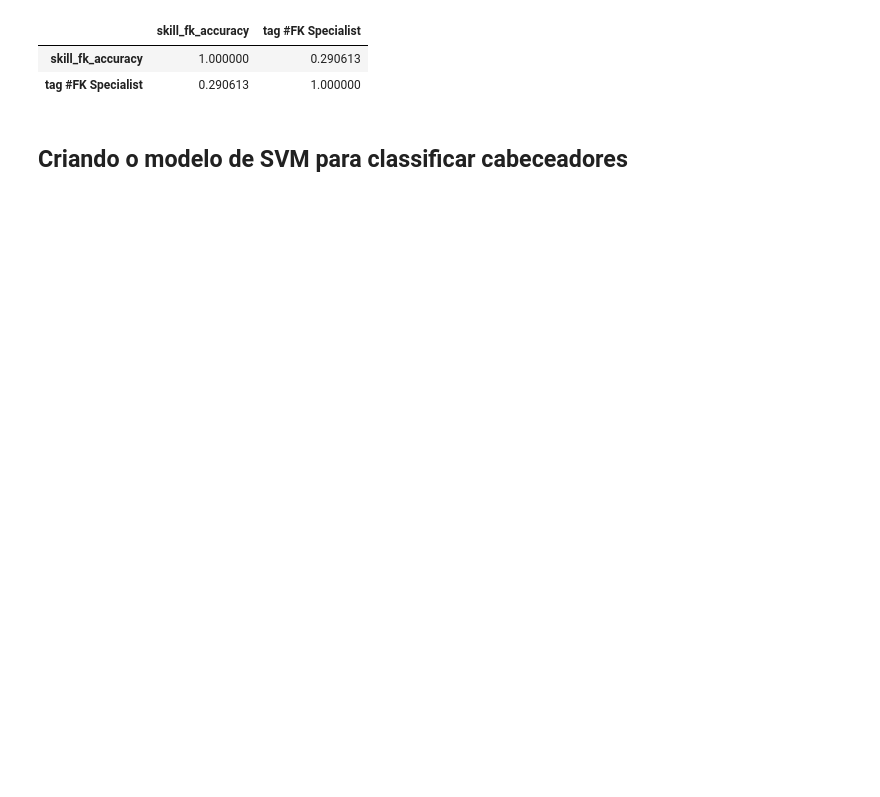
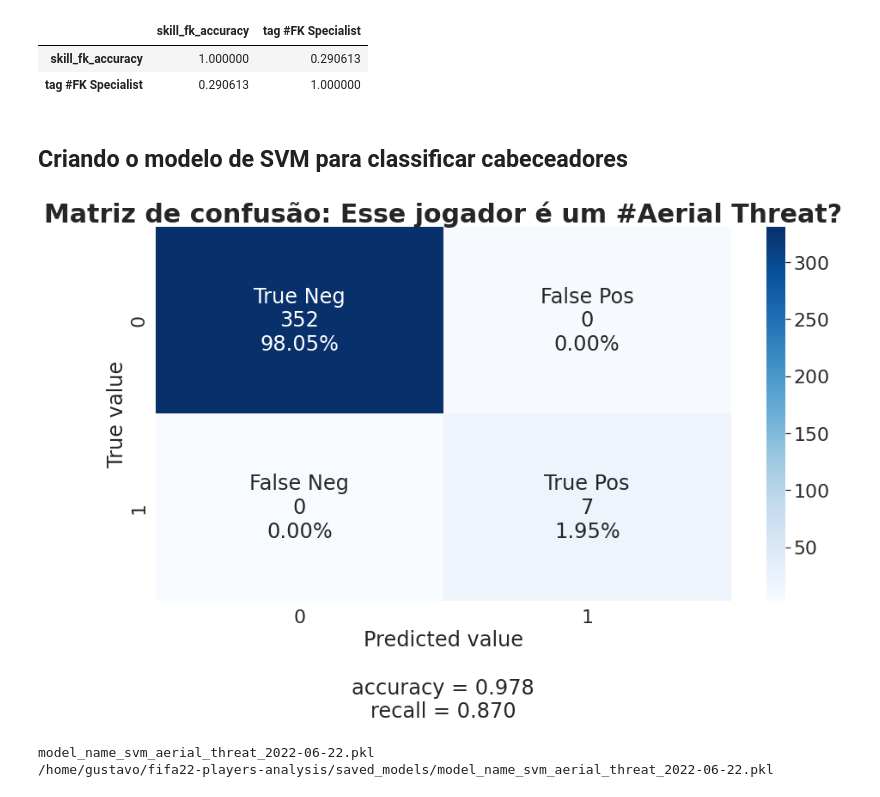
Before and after one commit to olucaslopes/fifa22-players-analysis, a Jupyter notebook: Classification Models.ipynb, the cells around one changed output. Cells and saved outputs as stored; diff of their text form; code cells hidden in the pictures; blank space fills up the shorter version.

Commit message:
Refactor SVM confusion matrix and save model

```diff
--- a/Classification Models.ipynb
+++ b/Classification Models.ipynb
@@ -212,0 +205,66 @@ model = estimator.fit(X_svm, y_svm)
+# %%
+def plot_confusion_matrix(y_true, y_pred):
+    cm = confusion_matrix(y_true, y_pred)
+
+    group_names = ['True Neg','False Pos','False Neg','True Pos']
+    group_counts = ["{0:0.0f}".format(value) for value in cf_matrix.flatten()]
+    group_percentages = ["{0:.2%}".format(value) for value in cf_matrix.flatten()/np.sum(cf_matrix)]
+    labels = [f"{v1}\n{v2}\n{v3}" for v1, v2, v3 in zip(group_names,group_counts,group_percentages)]
+    labels = np.asarray(labels).reshape(2,2)
+
+    plt.figure(figsize=(15,8))
+
+    accuracy = accuracy_score(y_true, y_pred)
+    recall = recall_score(y_true, y_pred)
+
+    plt.title("Matriz de confusão: Esse jogador é um #Aerial Threat?", weight='bold').set_fontsize(30)
+    sns.heatmap(cm, annot=labels, fmt='', cmap='Blues')
+    plt.xlabel(f'Predicted value\n\naccuracy = {accuracy:.3f}\nrecall = {recall:.3f}')
+    plt.ylabel('True value')
+# %%
+from sklearn.svm import SVC
+from sklearn.feature_selection import RFE
+
+top_correlations = 10
+
+
+most_correlated_features = filtered_df.corr()['tag #Aerial Threat'].sort_values(ascending=False).head(top_correlations).index.to_list()
+svc_features = filtered_df[most_correlated_features]
+
+
+X_svm, X_test_svm, y_svm, y_test_svm = train_test_split(
+    svc_features.drop(columns=['tag #Aerial Threat'], axis=1), svc_features['tag #Aerial Threat'], random_state=0)
+
+
+#define the method
+estimator = SVC(kernel='linear', random_state=0)
+
+#fit the model
+model = estimator.fit(X_svm, y_svm)
+
+y_pred = model.predict(X_test_svm)
+plot_confusion_matrix(y_test_svm, y_pred)
+# %% [output]
+[figure, added]
+# %%
+from datetime import date
+import joblib
+import os
+
+def get_project_root_path():
+    project_directory = "fifa22-players-analysis"
+    separated_path = os.getcwd().split(os.sep)
+    project_directory_index = separated_path.index(project_directory) + 1
+    return os.sep.join(separated_path[0:project_directory_index])
+
+def save_model(model, model_name):
+    filename = f"model_name_{model_name}_{str(date.today())}.pkl"
+    print(filename)
+    model_path = os.sep.join([get_project_root_path(), "saved_models", filename])
+    print(model_path)
+    joblib.dump(model, model_path)
+
+save_model(model, 'svm_aerial_threat')
+# %% [output]
+model_name_svm_aerial_threat_2022-06-22.pkl
+/home/gustavo/fifa22-players-analysis/saved_models/model_name_svm_aerial_threat_2022-06-22.pkl
```
Also changed, not shown: parts of 5 cells of this notebook, 10 other files.
